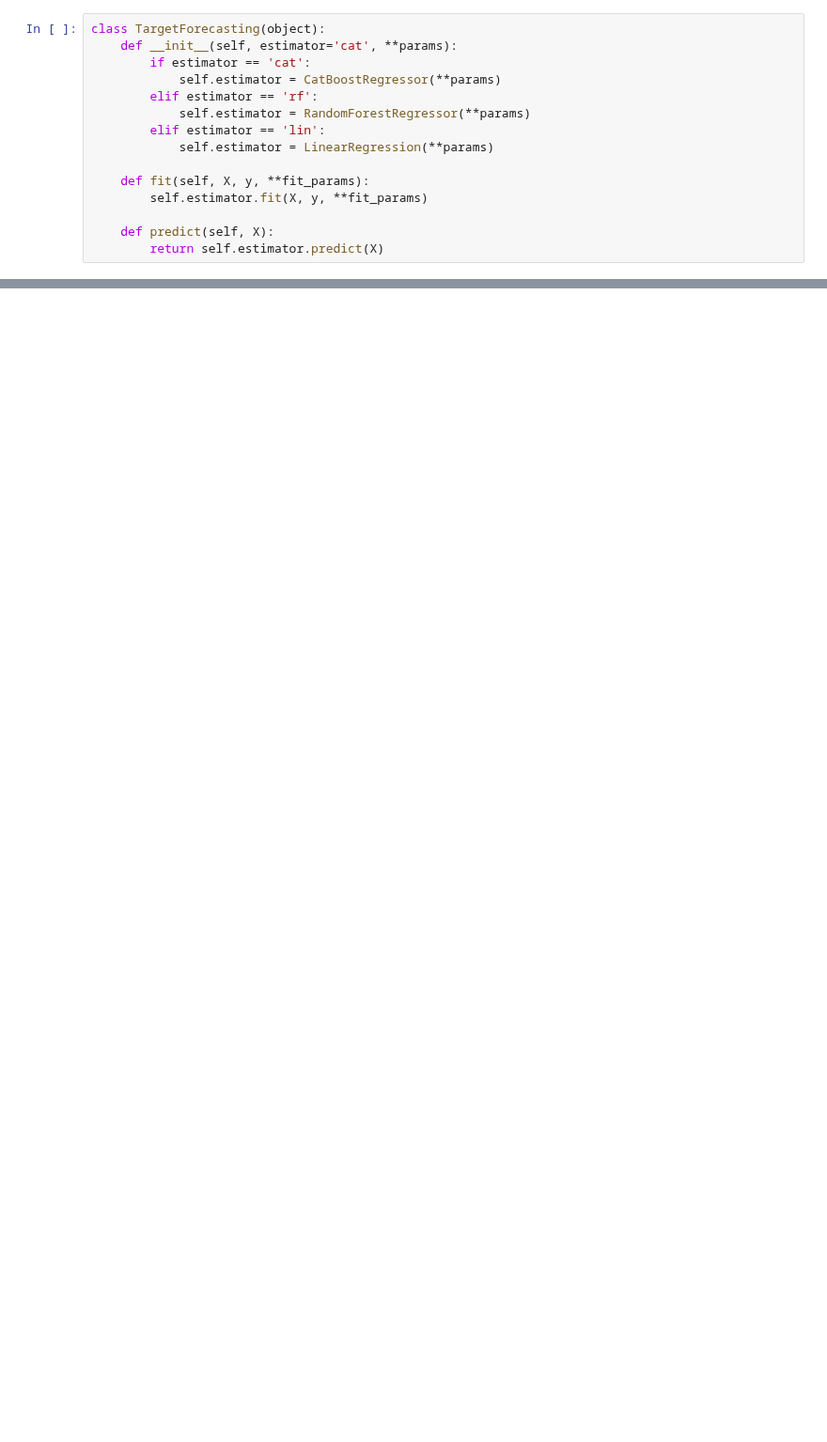
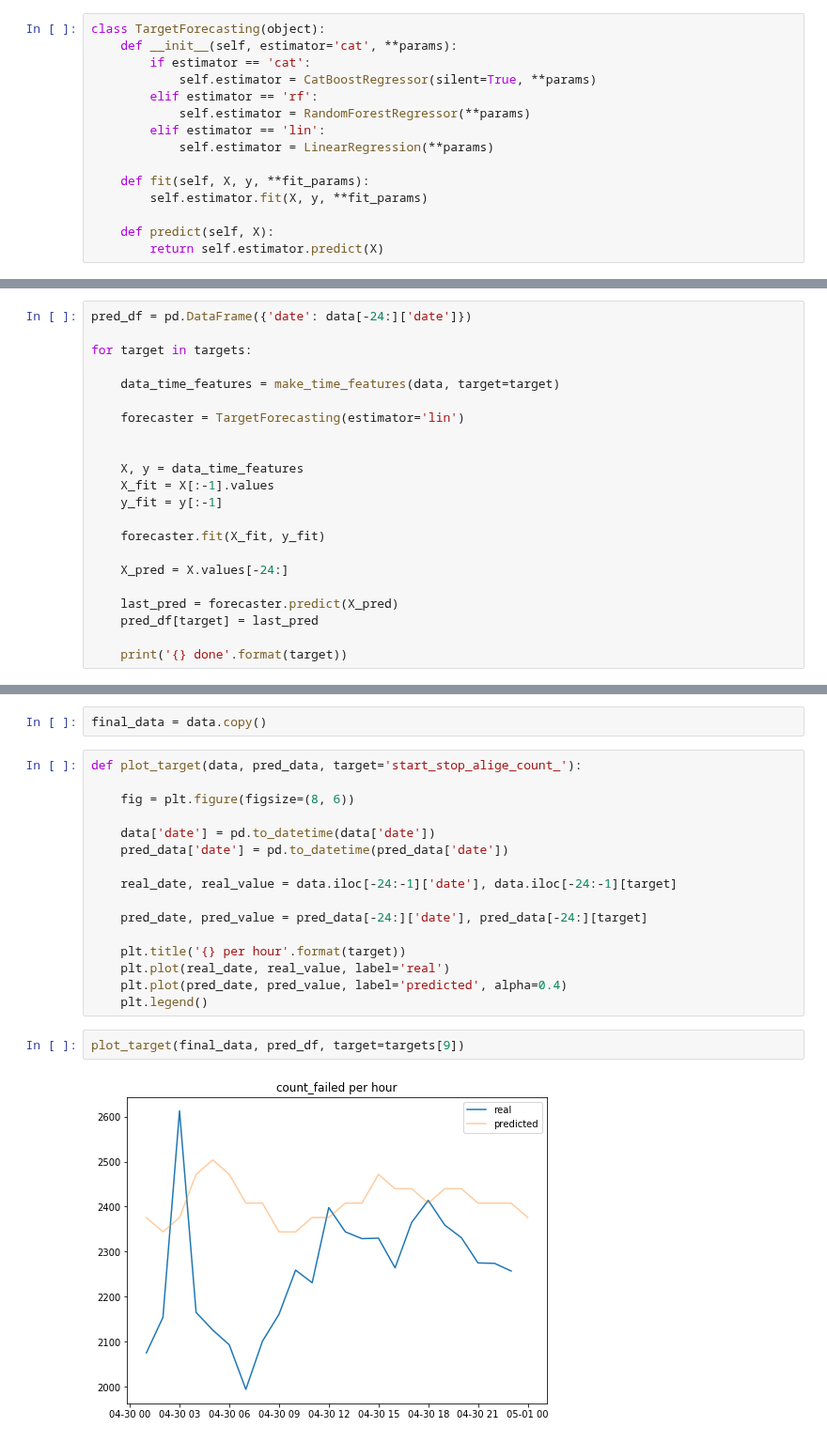
Before and after one commit to egorkrash/VirusHack, a Jupyter notebook: parse_radius_log/gen_time_features.ipynb, the cells around one changed output, grey strips where cells are left out. Shown at 94% size. Cells and saved outputs as stored; diff of their text form; blank space fills up the shorter version.

Commit message:
forecasting

```diff
--- a/parse_radius_log/gen_time_features.ipynb
+++ b/parse_radius_log/gen_time_features.ipynb
@@ -68,7 +74,7 @@ data_mean_output_trafic = make_data(data, target='mean_output_trafic')
 class TargetForecasting(object):
     def __init__(self, estimator='cat', **params):
         if estimator == 'cat':
-            self.estimator = CatBoostRegressor(**params)
+            self.estimator = CatBoostRegressor(silent=True, **params)
         elif estimator == 'rf':
             self.estimator = RandomForestRegressor(**params)
         elif estimator == 'lin':
@@ -98,0 +192,22 @@ MAE: 258767596.0361783
+# %%
+pred_df = pd.DataFrame({'date': data[-24:]['date']})
+
+for target in targets:
+
+    data_time_features = make_time_features(data, target=target)
+
+    forecaster = TargetForecasting(estimator='lin')
+
+
+    X, y = data_time_features
+    X_fit = X[:-1].values
+    y_fit = y[:-1]
+
+    forecaster.fit(X_fit, y_fit)
+
+    X_pred = X.values[-24:]
+
+    last_pred = forecaster.predict(X_pred)
+    pred_df[target] = last_pred
+
+    print('{} done'.format(target))
@@ -98,0 +225,22 @@ MAE: 258767596.0361783
+# %%
+final_data = data.copy()
+# %%
+def plot_target(data, pred_data, target='start_stop_alige_count_'):
+
+    fig = plt.figure(figsize=(8, 6))
+
+    data['date'] = pd.to_datetime(data['date'])
+    pred_data['date'] = pd.to_datetime(pred_data['date'])
+
+    real_date, real_value = data.iloc[-24:-1]['date'], data.iloc[-24:-1][target]
+
+    pred_date, pred_value = pred_data[-24:]['date'], pred_data[-24:][target]
+
+    plt.title('{} per hour'.format(target))
+    plt.plot(real_date, real_value, label='real')
+    plt.plot(pred_date, pred_value, label='predicted', alpha=0.4)
+    plt.legend()
+# %%
+plot_target(final_data, pred_df, target=targets[9])
+# %% [output]
+[figure, added]
```
Also changed, not shown: parts of 15 cells of this notebook, 2 other files.
